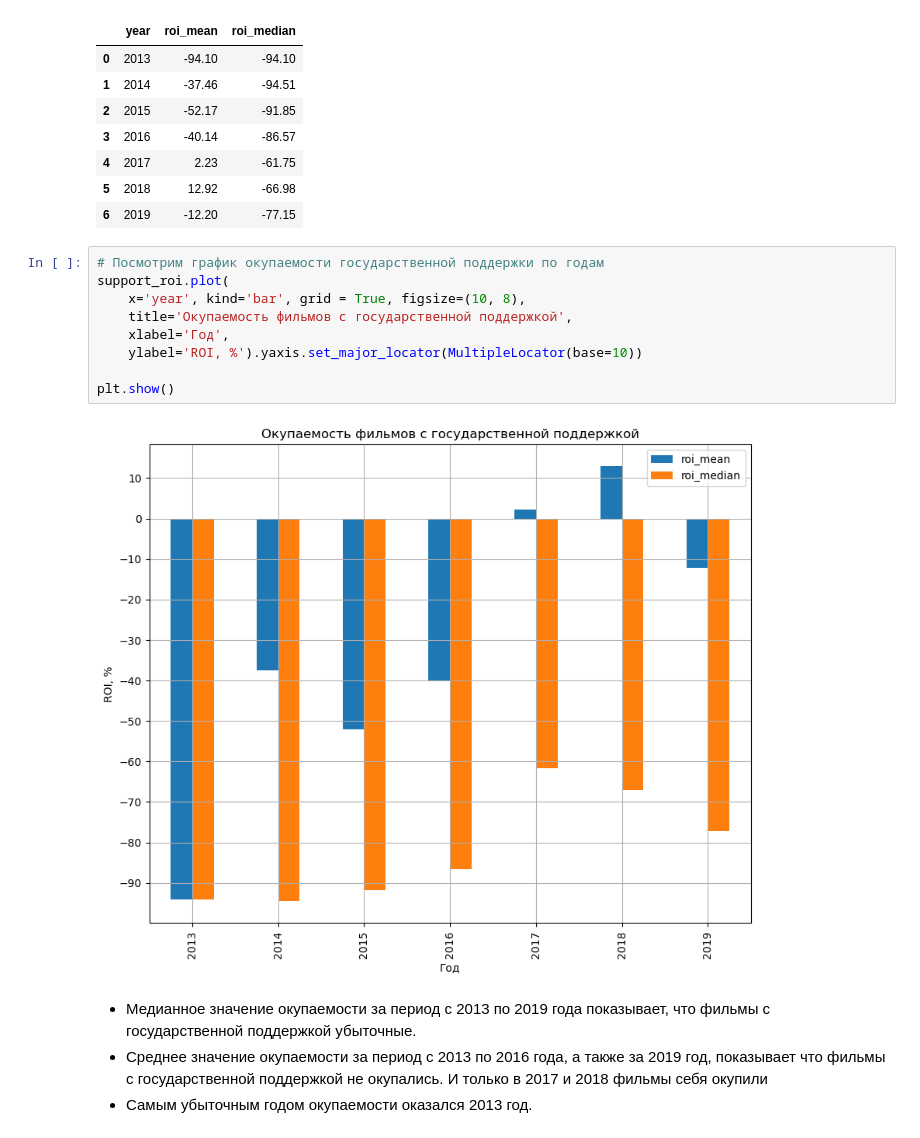
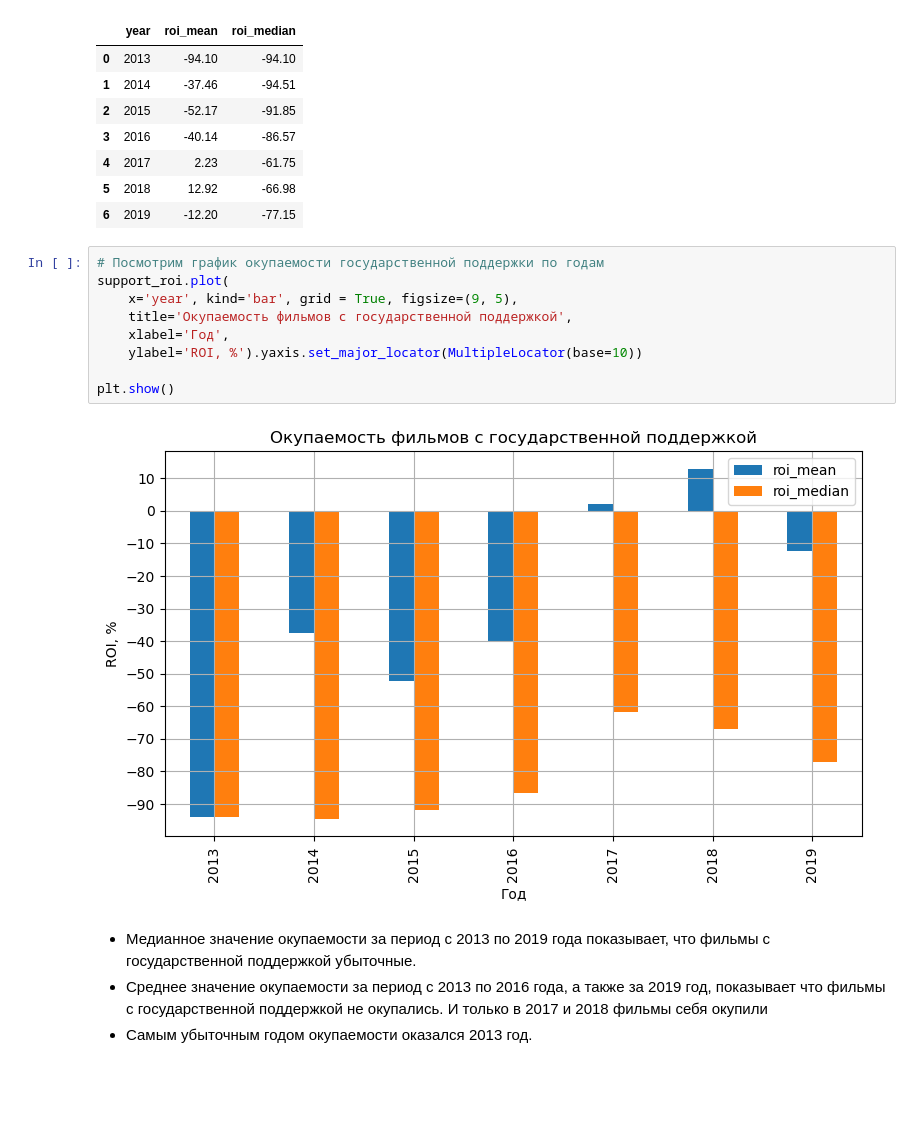
Before and after one commit to chernyakid/russian-film-distribution, a Jupyter notebook: russian-film-distribution.ipynb, the cells around one changed output. Saved outputs shown, nothing was run; the diff lists cells and outputs as text; blank space fills up the shorter version.

```diff
--- a/russian-film-distribution.ipynb
+++ b/russian-film-distribution.ipynb
@@ -1221,14 +1187,14 @@ display(support_roi)
 # %%
 # Посмотрим график окупаемости государственной поддержки по годам
 support_roi.plot(
-    x='year', kind='bar', grid = True, figsize=(10, 8),
+    x='year', kind='bar', grid = True, figsize=(9, 5),
     title='Окупаемость фильмов с государственной поддержкой',
     xlabel='Год',
     ylabel='ROI, %').yaxis.set_major_locator(MultipleLocator(base=10))
 
 plt.show()
 # %% [output]
-[figure, old version]
+[figure, new version]
 # %% [markdown]
 - Медианное значение окупаемости за период с 2013 по 2019 года показывает, что фильмы с государственной поддержкой убыточные.
 - Среднее значение окупаемости за период с 2013 по 2016 года, а также за 2019 год, показывает что фильмы с государственной поддержкой не окупались. И только в 2017 и 2018 фильмы себя окупили
```
Also changed, not shown: parts of 17 cells of this notebook, 1 other file.
